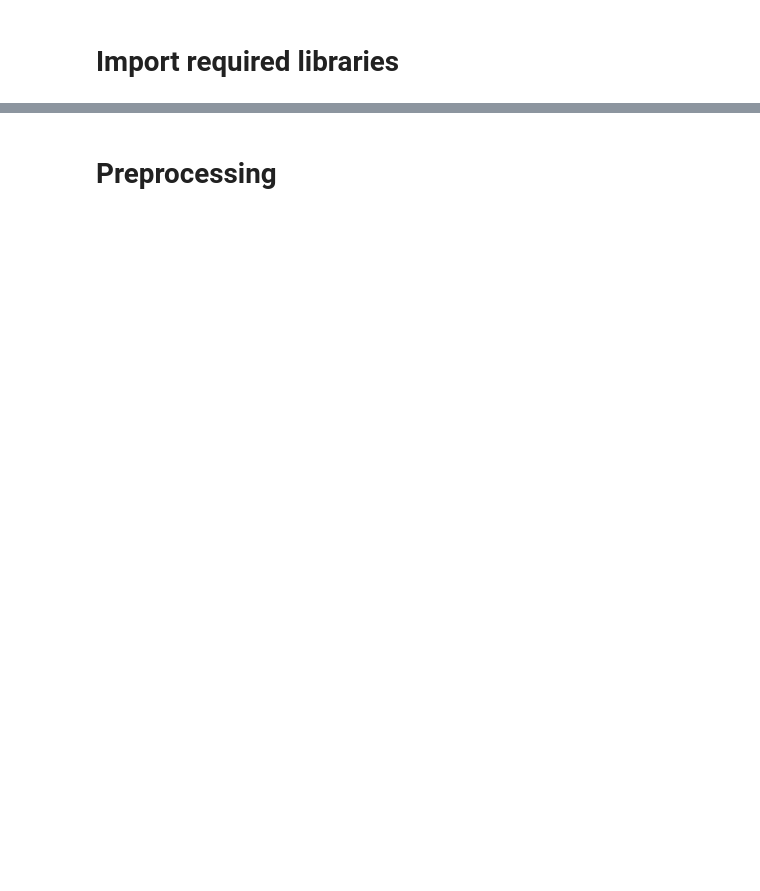
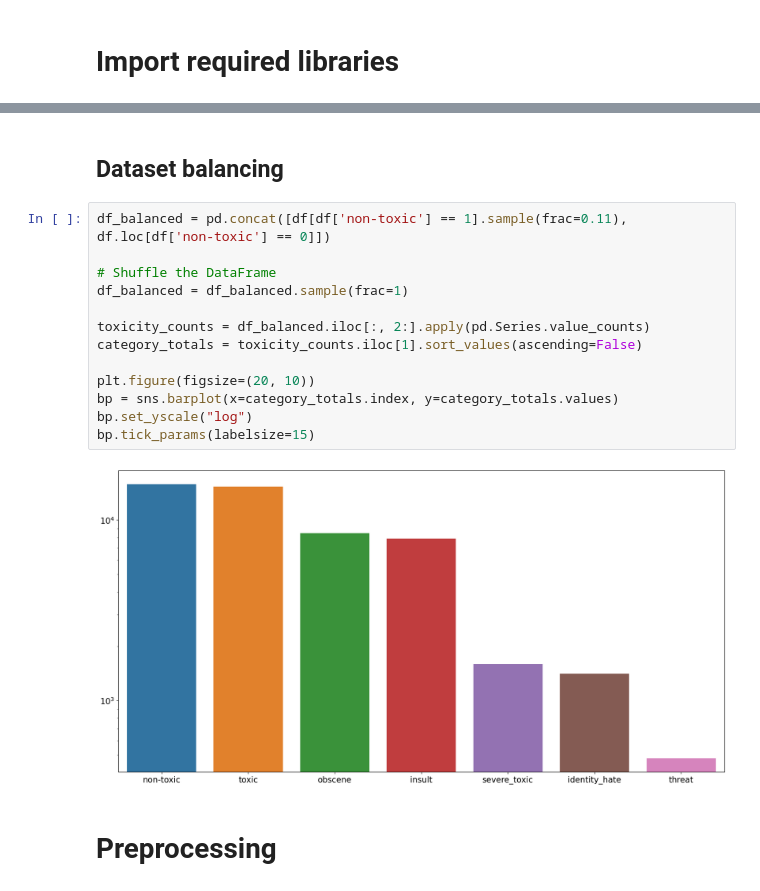
Before and after one commit to I-Amarjeet/ToxicCommentsClassifier, a Jupyter notebook: ToxicCommentClassifier.ipynb, the cells around one changed output, grey strips where cells are left out. Cells and saved outputs as stored; diff of their text form; blank space fills up the shorter version.

```diff
--- a/ToxicCommentClassifier.ipynb
+++ b/ToxicCommentClassifier.ipynb
@@ -24,2 +78,19 @@ df.head()
+# %% [markdown]
+## Dataset balancing
+# %%
+df_balanced = pd.concat([df[df['non-toxic'] == 1].sample(frac=0.11), df.loc[df['non-toxic'] == 0]])
+
+# Shuffle the DataFrame
+df_balanced = df_balanced.sample(frac=1)
+
+toxicity_counts = df_balanced.iloc[:, 2:].apply(pd.Series.value_counts)
+category_totals = toxicity_counts.iloc[1].sort_values(ascending=False)
+
+plt.figure(figsize=(20, 10))
+bp = sns.barplot(x=category_totals.index, y=category_totals.values)
+bp.set_yscale("log")
+bp.tick_params(labelsize=15)
+# %% [output]
+[figure, added]
 # %% [markdown]
 # Preprocessing
```
Also changed, not shown: parts of 36 cells of this notebook.
